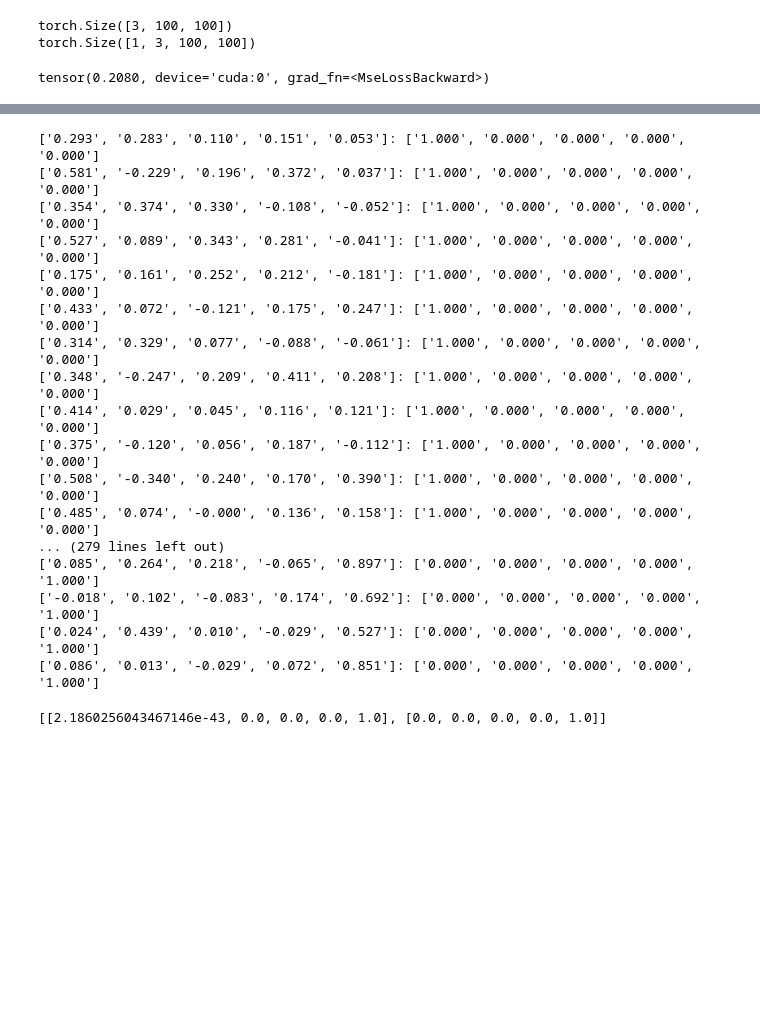
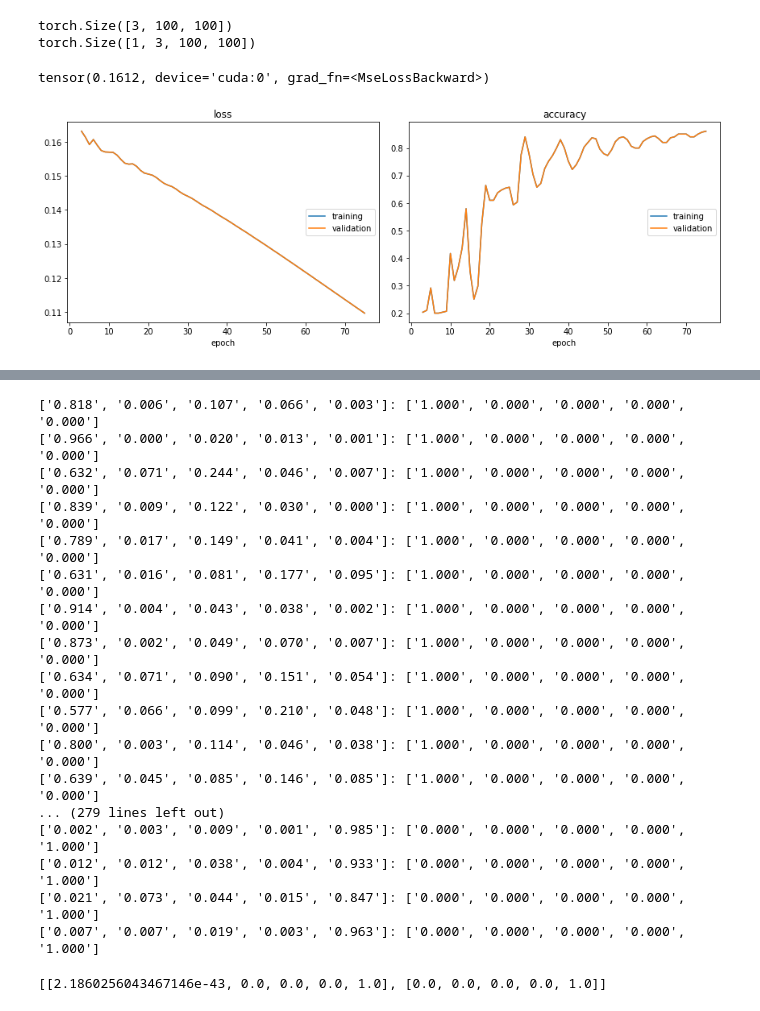
Before and after one commit to jlfwong/font-learning, a Jupyter notebook: CharacterNet.ipynb, the cells around one changed output, grey strips where cells are left out. Drawn from its saved outputs; the diff is of its cells as text; code cells hidden in the pictures; blank space fills up the shorter version.

Commit message:
Experimentation with ADAM, relus, layers

```diff
--- a/CharacterNet.ipynb
+++ b/CharacterNet.ipynb
@@ -28,8 +31,14 @@ class FCCharacterNet(nn.Module):
 
         self.fc_inputs = image_channels * h * w
 
-        self.fc1 = nn.Linear(in_features=self.fc_inputs, out_features=num_labels)
-        torch.nn.init.xavier_uniform_(self.fc1.weight)
+        self.fc1 = nn.Linear(in_features=self.fc_inputs, out_features=1000)
+        self.fc2 = nn.Linear(in_features=1000, out_features=250)
+        self.fc3 = nn.Linear(in_features=250, out_features=num_labels)
+        #torch.nn.init.xavier_uniform_(self.fc1.weight)
+
+        #self.relu = nn.ReLU()
+        #self.relu = nn.LeakyReLU(negative_slope=0.1)
+        self.relu = nn.Sigmoid()
 
         self.softmax = nn.Softmax(dim=1)
 
@@ -43,6 +52,9 @@ class FCCharacterNet(nn.Module):
         x = x.view(-1, image_channels * H * W)
 
         x = self.fc1(x)
+        x = self.fc2(x)
+        x = self.fc3(x)
+        #x = self.relu(x)
 
         x = self.softmax(x)
 
@@ -89,29 +101,50 @@ true_classes = torch.stack(out_list).to(device)
 # %%
 net = FCCharacterNet(num_labels=len(generate.fonts)).to(device)
 criterion = nn.MSELoss()
-#optimizer = optim.SGD(net.parameters(), lr=0.001, momentum=0.9)
-optimizer = optim.Adam(net.parameters(), lr=0.001)
+#optimizer = optim.SGD(net.parameters(), lr=0.0005, momentum=0.9)
+optimizer = optim.Adam(net.parameters(), lr=0.000005)
 # %%
 outputs = net(inputs)
 loss = criterion(outputs, true_classes)
 loss
 # %% [output]
-tensor(0.2080, device='cuda:0', grad_fn=<MseLossBackward>)
+tensor(0.1612, device='cuda:0', grad_fn=<MseLossBackward>)
 # %%
-n_epochs = 1000
+n_epochs = 75
+liveloss = PlotLosses()
 
 for epoch_idx in range(n_epochs):
+    log_losses = {}
+
     # zero the parameter gradients
     optimizer.zero_grad()
 
     # forward + backward + optimize
     outputs = net(inputs)
 
     loss = criterion(outputs, true_classes)
     loss.backward()
     optimizer.step()
 
+    guess_idxs = outputs.detach().max(1)[1]
+    expected_idxs = true_classes.max(1)[1]
+
+    #print(outputs)
+    #print(guess_idxs)
+    #print(expected_idxs)
+
+    #print(f'Epoch {epoch_idx} loss: {loss:0.5f}')
+    accuracy = 1.0 * guess_idxs.eq(expected_idxs).sum().item() / guess_idxs.size(0)
+    #print(accuracy)
+    log_losses['loss'] = loss.item()
+    log_losses['val_loss'] = loss.item()
+    log_losses['accuracy'] = accuracy
+    log_losses['val_accuracy'] = accuracy
+    liveloss.update(log_losses)
+
     # print statistics
-    if epoch_idx % 100 == 0:
-        print(f'Epoch {epoch_idx} loss: {loss:0.5f}')
+    #if epoch_idx % n_epochs // 25  == 0:
+    #    liveloss.draw()
+    liveloss.draw()
 # %% [output]
+[figure, added]
@@ -132,23 +162,23 @@ for i in range(len(outputs)):
     trues = [f'{c:0.3f}' for c in true_classes[i].tolist()]
     print(f'{guesses}: {trues}')
 # %% [output]
-['0.293', '0.283', '0.110', '0.151', '0.053']: ['1.000', '0.000', '0.000', '0.000', '0.000']
-['0.581', '-0.229', '0.196', '0.372', '0.037']: ['1.000', '0.000', '0.000', '0.000', '0.000']
-['0.354', '0.374', '0.330', '-0.108', '-0.052']: ['1.000', '0.000', '0.000', '0.000', '0.000']
-['0.527', '0.089', '0.343', '0.281', '-0.041']: ['1.000', '0.000', '0.000', '0.000', '0.000']
-['0.175', '0.161', '0.252', '0.212', '-0.181']: ['1.000', '0.000', '0.000', '0.000', '0.000']
-['0.433', '0.072', '-0.121', '0.175', '0.247']: ['1.000', '0.000', '0.000', '0.000', '0.000']
-['0.314', '0.329', '0.077', '-0.088', '-0.061']: ['1.000', '0.000', '0.000', '0.000', '0.000']
-['0.348', '-0.247', '0.209', '0.411', '0.208']: ['1.000', '0.000', '0.000', '0.000', '0.000']
-['0.414', '0.029', '0.045', '0.116', '0.121']: ['1.000', '0.000', '0.000', '0.000', '0.000']
-['0.375', '-0.120', '0.056', '0.187', '-0.112']: ['1.000', '0.000', '0.000', '0.000', '0.000']
-['0.508', '-0.340', '0.240', '0.170', '0.390']: ['1.000', '0.000', '0.000', '0.000', '0.000']
-['0.485', '0.074', '-0.000', '0.136', '0.158']: ['1.000', '0.000', '0.000', '0.000', '0.000']
+['0.818', '0.006', '0.107', '0.066', '0.003']: ['1.000', '0.000', '0.000', '0.000', '0.000']
+['0.966', '0.000', '0.020', '0.013', '0.001']: ['1.000', '0.000', '0.000', '0.000', '0.000']
+['0.632', '0.071', '0.244', '0.046', '0.007']: ['1.000', '0.000', '0.000', '0.000', '0.000']
+['0.839', '0.009', '0.122', '0.030', '0.000']: ['1.000', '0.000', '0.000', '0.000', '0.000']
+['0.789', '0.017', '0.149', '0.041', '0.004']: ['1.000', '0.000', '0.000', '0.000', '0.000']
+['0.631', '0.016', '0.081', '0.177', '0.095']: ['1.000', '0.000', '0.000', '0.000', '0.000']
+['0.914', '0.004', '0.043', '0.038', '0.002']: ['1.000', '0.000', '0.000', '0.000', '0.000']
+['0.873', '0.002', '0.049', '0.070', '0.007']: ['1.000', '0.000', '0.000', '0.000', '0.000']
+['0.634', '0.071', '0.090', '0.151', '0.054']: ['1.000', '0.000', '0.000', '0.000', '0.000']
+['0.577', '0.066', '0.099', '0.210', '0.048']: ['1.000', '0.000', '0.000', '0.000', '0.000']
+['0.800', '0.003', '0.114', '0.046', '0.038']: ['1.000', '0.000', '0.000', '0.000', '0.000']
+['0.639', '0.045', '0.085', '0.146', '0.085']: ['1.000', '0.000', '0.000', '0.000', '0.000']
 ... (279 lines left out)
-['0.085', '0.264', '0.218', '-0.065', '0.897']: ['0.000', '0.000', '0.000', '0.000', '1.000']
-['-0.018', '0.102', '-0.083', '0.174', '0.692']: ['0.000', '0.000', '0.000', '0.000', '1.000']
-['0.024', '0.439', '0.010', '-0.029', '0.527']: ['0.000', '0.000', '0.000', '0.000', '1.000']
-['0.086', '0.013', '-0.029', '0.072', '0.851']: ['0.000', '0.000', '0.000', '0.000', '1.000']
+['0.002', '0.003', '0.009', '0.001', '0.985']: ['0.000', '0.000', '0.000', '0.000', '1.000']
+['0.012', '0.012', '0.038', '0.004', '0.933']: ['0.000', '0.000', '0.000', '0.000', '1.000']
+['0.021', '0.073', '0.044', '0.015', '0.847']: ['0.000', '0.000', '0.000', '0.000', '1.000']
+['0.007', '0.007', '0.019', '0.003', '0.963']: ['0.000', '0.000', '0.000', '0.000', '1.000']
 # %%
 list(outputs.tolist())
 # %% [output]
```
Also changed, not shown: parts of 2 cells of this notebook, 1 other file.
